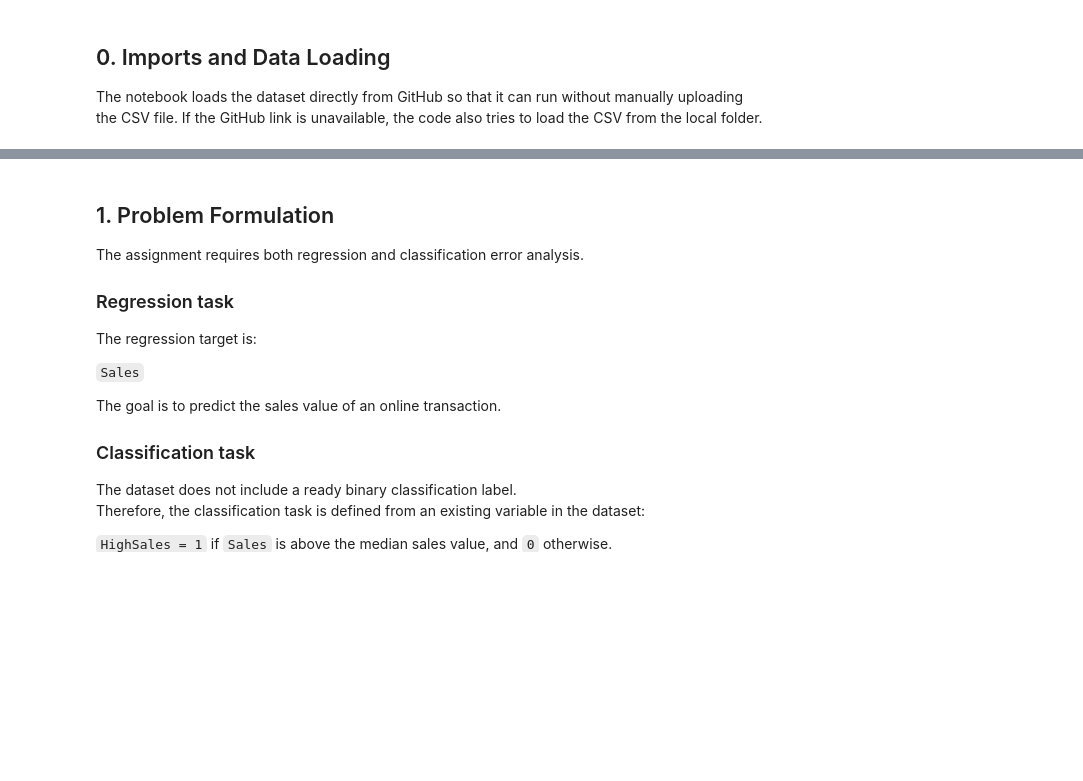
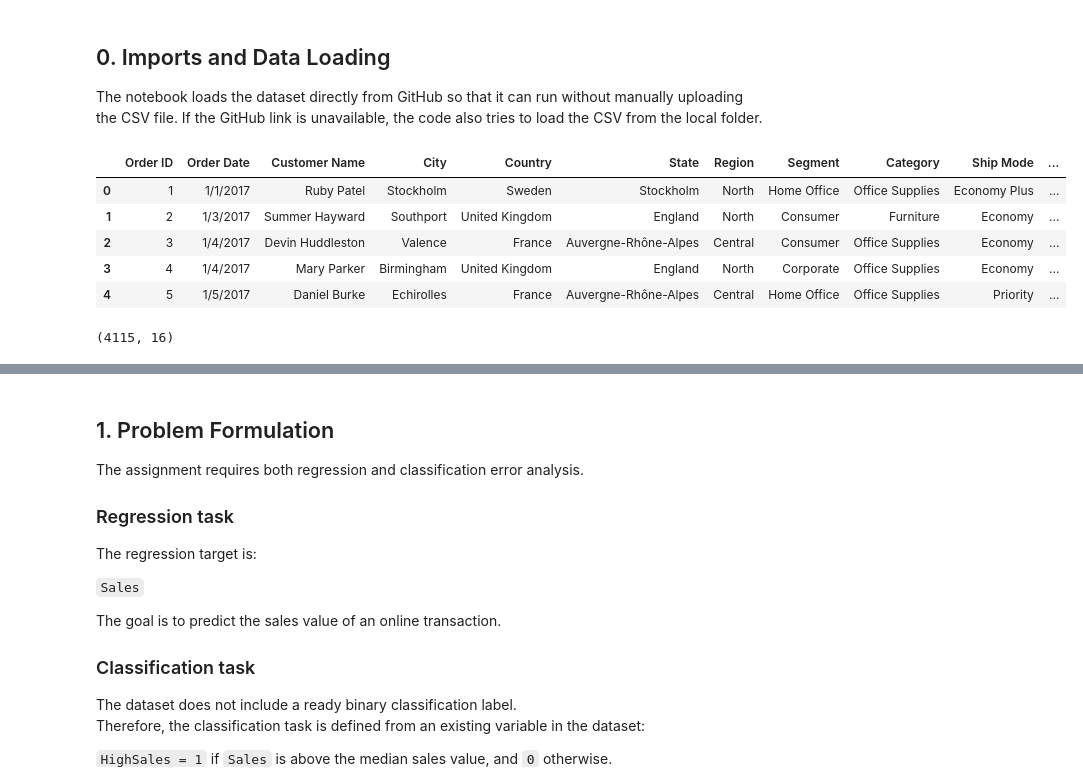
Before and after one commit to noambar2910/Homework2, a Jupyter notebook: noambar_homework2.ipynb, the cells around one changed output, grey strips where cells are left out. Cells and saved outputs as stored; diff of their text form; code cells hidden in the pictures; blank space fills up the shorter version.

```diff
--- a/noambar_homework2.ipynb
+++ b/noambar_homework2.ipynb
@@ -27,35 +27,44 @@ import warnings
 
 from scipy.stats import skew, kurtosis
 
 from sklearn.model_selection import KFold, StratifiedKFold, cross_val_predict
 from sklearn.compose import ColumnTransformer
 from sklearn.preprocessing import OneHotEncoder, StandardScaler
 from sklearn.pipeline import Pipeline
 
 from sklearn.linear_model import LinearRegression, LogisticRegression
 from sklearn.tree import DecisionTreeRegressor, DecisionTreeClassifier
 from sklearn.ensemble import RandomForestRegressor, RandomForestClassifier
 
 from sklearn.metrics import (
     mean_absolute_error, mean_squared_error, r2_score,
     confusion_matrix, ConfusionMatrixDisplay,
     precision_score, recall_score, f1_score, fbeta_score,
     matthews_corrcoef, roc_auc_score, roc_curve,
     classification_report
 )
 
 warnings.filterwarnings("ignore")
 sns.set_theme(style="whitegrid")
 
-DATA_URL = "https://raw.githubusercontent.com/noambar2910/EDA-Online-Sales-HW1/refs/heads/main/Shop%20Direct%20Sale%20Data%20For%20Research.csv"
+DATA_URL = "https://raw.githubusercontent.com/noambar2910/Homework2/refs/heads/main/Shop%20Direct%20Sale%20Data%20For%20Research.csv"
 
 try:
     df = pd.read_csv(DATA_URL)
 except Exception:
     df = pd.read_csv("Shop Direct Sale Data For Research.csv")
 
 df.head()
+# %% [output]
+|  | Order ID | Order Date | Customer Name | City | Country | State | Region | Segment | Category | Ship Mode | ... |
+| 0 | 1 | 1/1/2017 | Ruby Patel | Stockholm | Sweden | Stockholm | North | Home Office | Office Supplies | Economy Plus | ... |
+| 1 | 2 | 1/3/2017 | Summer Hayward | Southport | United Kingdom | England | North | Consumer | Furniture | Economy | ... |
+| 2 | 3 | 1/4/2017 | Devin Huddleston | Valence | France | Auvergne-Rhône-Alpes | Central | Consumer | Office Supplies | Economy | ... |
+| 3 | 4 | 1/4/2017 | Mary Parker | Birmingham | United Kingdom | England | North | Corporate | Office Supplies | Economy | ... |
+| 4 | 5 | 1/5/2017 | Daniel Burke | Echirolles | France | Auvergne-Rhône-Alpes | Central | Home Office | Office Supplies | Priority | ... |
 # %%
 df.shape
+# %% [output]
+(4115, 16)
 # %%
 df.info()
```
Also changed, not shown: parts of 5 cells of this notebook.
